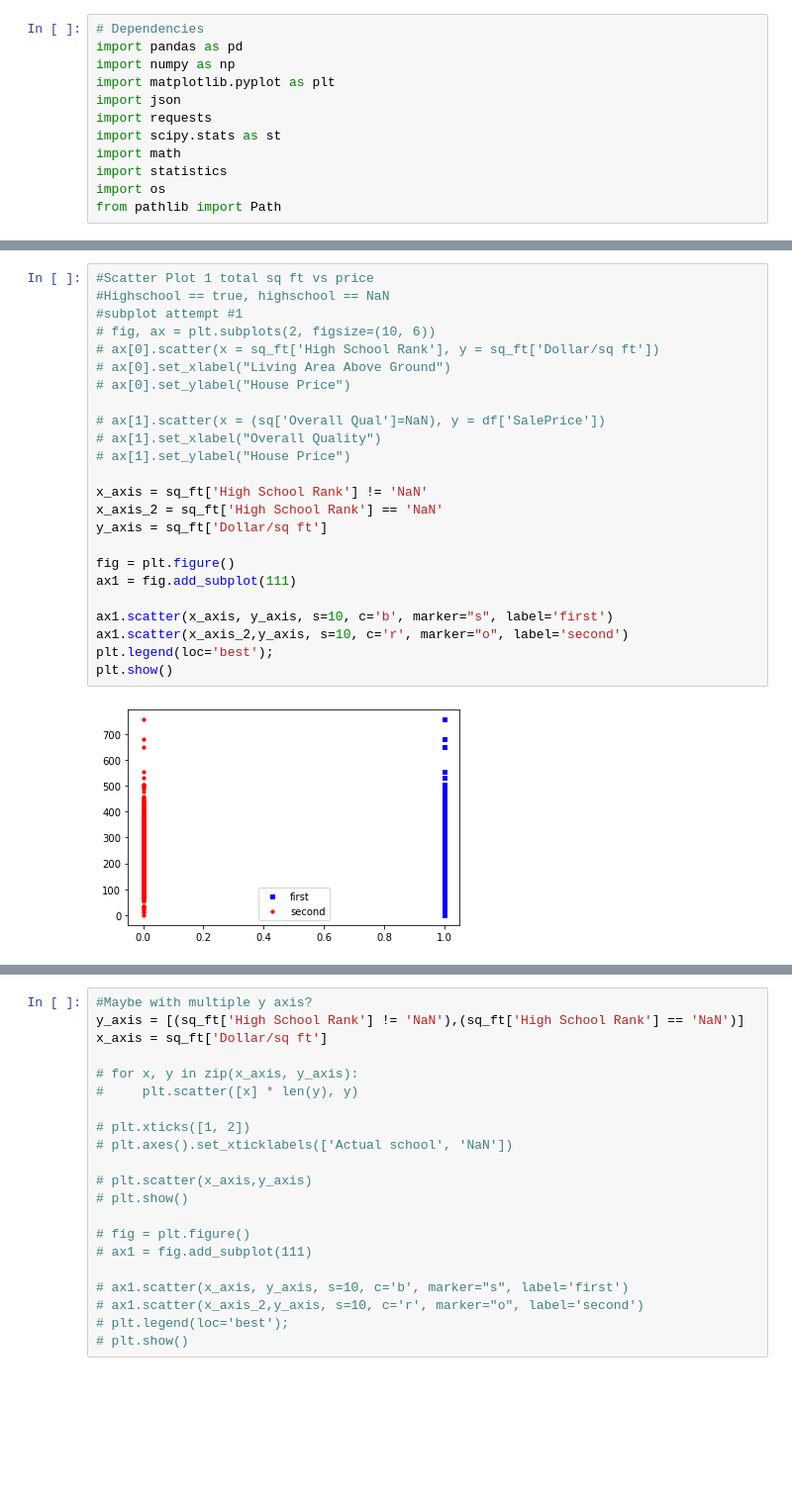
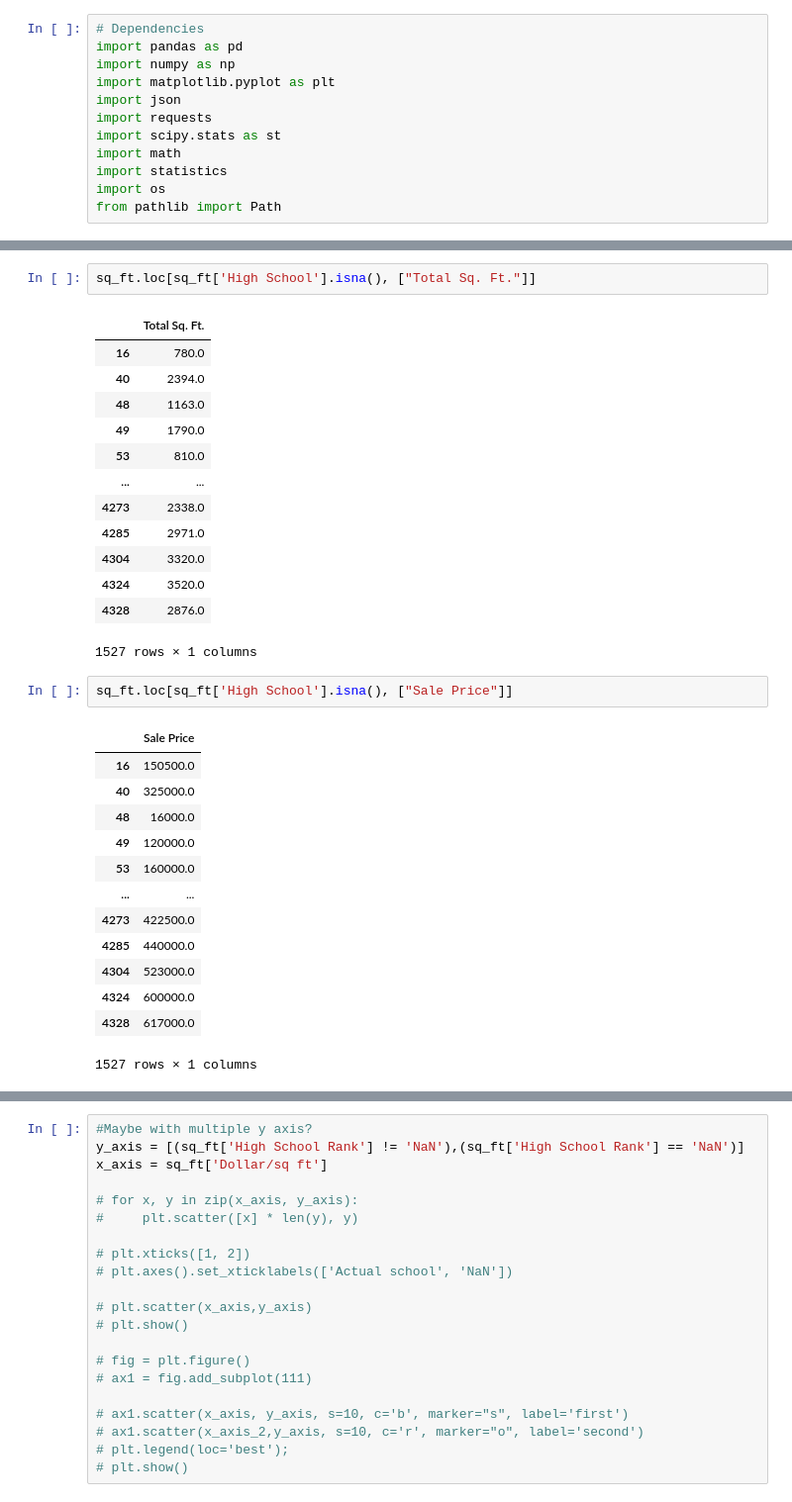
Before and after one commit to willserene/Housing_Analysis, a Jupyter notebook: Graphs.ipynb, the cells around one changed output, grey strips where cells are left out. Shown: that part at 99% size. Cells and saved outputs as stored; diff of their text form; blank space fills up the shorter version.

Commit message:
base graph done, scatter plot in works

```diff
--- a/Graphs.ipynb
+++ b/Graphs.ipynb
@@ -86,26 +84,32 @@ y = 157.67x + 56439.26
-# %%
-#Scatter Plot 1 total sq ft vs price
-#Highschool == true, highschool == NaN
-#subplot attempt #1
-# fig, ax = plt.subplots(2, figsize=(10, 6))
-# ax[0].scatter(x = sq_ft['High School Rank'], y = sq_ft['Dollar/sq ft'])
-# ax[0].set_xlabel("Living Area Above Ground")
-# ax[0].set_ylabel("House Price")
-
-# ax[1].scatter(x = (sq['Overall Qual']=NaN), y = df['SalePrice'])
-# ax[1].set_xlabel("Overall Quality")
-# ax[1].set_ylabel("House Price")
-
-x_axis = sq_ft['High School Rank'] != 'NaN'
-x_axis_2 = sq_ft['High School Rank'] == 'NaN'
-y_axis = sq_ft['Dollar/sq ft']
-
-fig = plt.figure()
-ax1 = fig.add_subplot(111)
-
-ax1.scatter(x_axis, y_axis, s=10, c='b', marker="s", label='first')
-ax1.scatter(x_axis_2,y_axis, s=10, c='r', marker="o", label='second')
-plt.legend(loc='best');
-plt.show()
-# %% [output]
-[figure, removed]
+# %%
+sq_ft.loc[sq_ft['High School'].isna(), ["Total Sq. Ft."]]
+# %% [output]
+|  | Total Sq. Ft. |
+| 16 | 780.0 |
+| 40 | 2394.0 |
+| 48 | 1163.0 |
+| 49 | 1790.0 |
+| 53 | 810.0 |
+| ... | ... |
+| 4273 | 2338.0 |
+| 4285 | 2971.0 |
+| 4304 | 3320.0 |
+| 4324 | 3520.0 |
+| 4328 | 2876.0 |
+1527 rows × 1 columns
+# %%
+sq_ft.loc[sq_ft['High School'].isna(), ["Sale Price"]]
+# %% [output]
+|  | Sale Price |
+| 16 | 150500.0 |
+| 40 | 325000.0 |
+| 48 | 16000.0 |
+| 49 | 120000.0 |
+| 53 | 160000.0 |
+| ... | ... |
+| 4273 | 422500.0 |
+| 4285 | 440000.0 |
+| 4304 | 523000.0 |
+| 4324 | 600000.0 |
+| 4328 | 617000.0 |
+1527 rows × 1 columns
```
Also changed, not shown: parts of 10 cells of this notebook.
